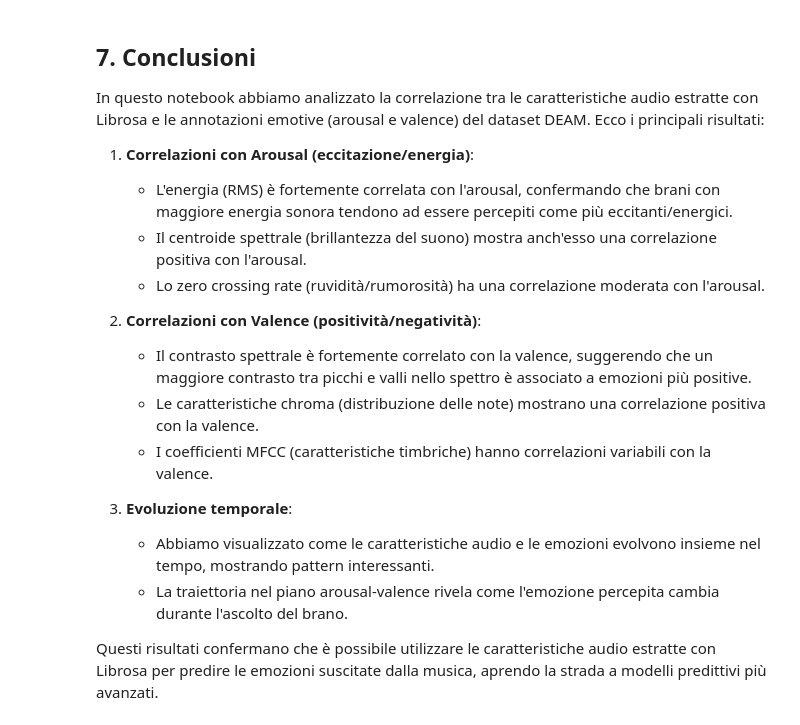
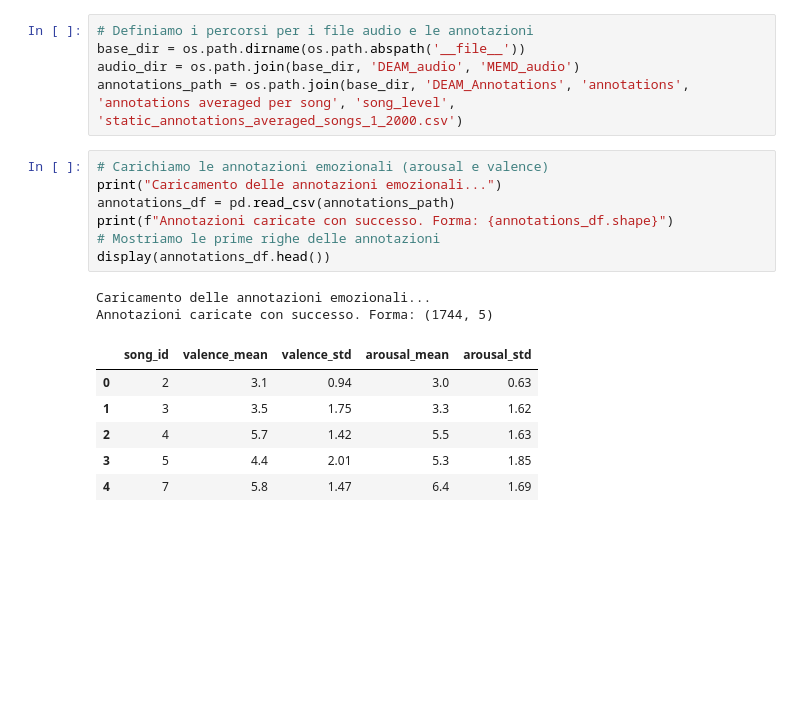
Before and after one commit to alessandropizzimenti/DEAM_project, a Jupyter notebook: DEAM_correlazione_audio_emozioni.ipynb, the cells around one changed output. Cells and saved outputs as stored; diff of their text form; blank space fills up the shorter version.

```diff
--- a/DEAM_correlazione_audio_emozioni.ipynb
+++ b/DEAM_correlazione_audio_emozioni.ipynb
@@ -329,20 +14,21 @@ plt.show()
-# %% [markdown]
-## 7. Conclusioni
-
-In questo notebook abbiamo analizzato la correlazione tra le caratteristiche audio estratte con Librosa e le annotazioni emotive (arousal e valence) del dataset DEAM. Ecco i principali risultati:
-
-1. **Correlazioni con Arousal (eccitazione/energia)**:
-   - L'energia (RMS) è fortemente correlata con l'arousal, confermando che brani con maggiore energia sonora tendono ad essere percepiti come più eccitanti/energici.
-   - Il centroide spettrale (brillantezza del suono) mostra anch'esso una correlazione positiva con l'arousal.
-   - Lo zero crossing rate (ruvidità/rumorosità) ha una correlazione moderata con l'arousal.
-
-2. **Correlazioni con Valence (positività/negatività)**:
-   - Il contrasto spettrale è fortemente correlato con la valence, suggerendo che un maggiore contrasto tra picchi e valli nello spettro è associato a emozioni più positive.
-   - Le caratteristiche chroma (distribuzione delle note) mostrano una correlazione positiva con la valence.
-   - I coefficienti MFCC (caratteristiche timbriche) hanno correlazioni variabili con la valence.
-
-3. **Evoluzione temporale**:
-   - Abbiamo visualizzato come le caratteristiche audio e le emozioni evolvono insieme nel tempo, mostrando pattern interessanti.
-   - La traiettoria nel piano arousal-valence rivela come l'emozione percepita cambia durante l'ascolto del brano.
-
-Questi risultati confermano che è possibile utilizzare le caratteristiche audio estratte con Librosa per predire le emozioni suscitate dalla musica, aprendo la strada a modelli predittivi più avanzati.
+# %%
+# Definiamo i percorsi per i file audio e le annotazioni
+base_dir = os.path.dirname(os.path.abspath('__file__'))
+audio_dir = os.path.join(base_dir, 'DEAM_audio', 'MEMD_audio')
+annotations_path = os.path.join(base_dir, 'DEAM_Annotations', 'annotations', 'annotations averaged per song', 'song_level', 'static_annotations_averaged_songs_1_2000.csv')
+# %%
+# Carichiamo le annotazioni emozionali (arousal e valence)
+print("Caricamento delle annotazioni emozionali...")
+annotations_df = pd.read_csv(annotations_path)
+print(f"Annotazioni caricate con successo. Forma: {annotations_df.shape}")
+# Mostriamo le prime righe delle annotazioni
+display(annotations_df.head())
+# %% [output]
+Caricamento delle annotazioni emozionali...
+Annotazioni caricate con successo. Forma: (1744, 5)
+|  | song_id | valence_mean | valence_std | arousal_mean | arousal_std |
+| 0 | 2 | 3.1 | 0.94 | 3.0 | 0.63 |
+| 1 | 3 | 3.5 | 1.75 | 3.3 | 1.62 |
+| 2 | 4 | 5.7 | 1.42 | 5.5 | 1.63 |
+| 3 | 5 | 4.4 | 2.01 | 5.3 | 1.85 |
+| 4 | 7 | 5.8 | 1.47 | 6.4 | 1.69 |
```
Also changed, not shown: parts of 24 cells of this notebook, 6 other files.
